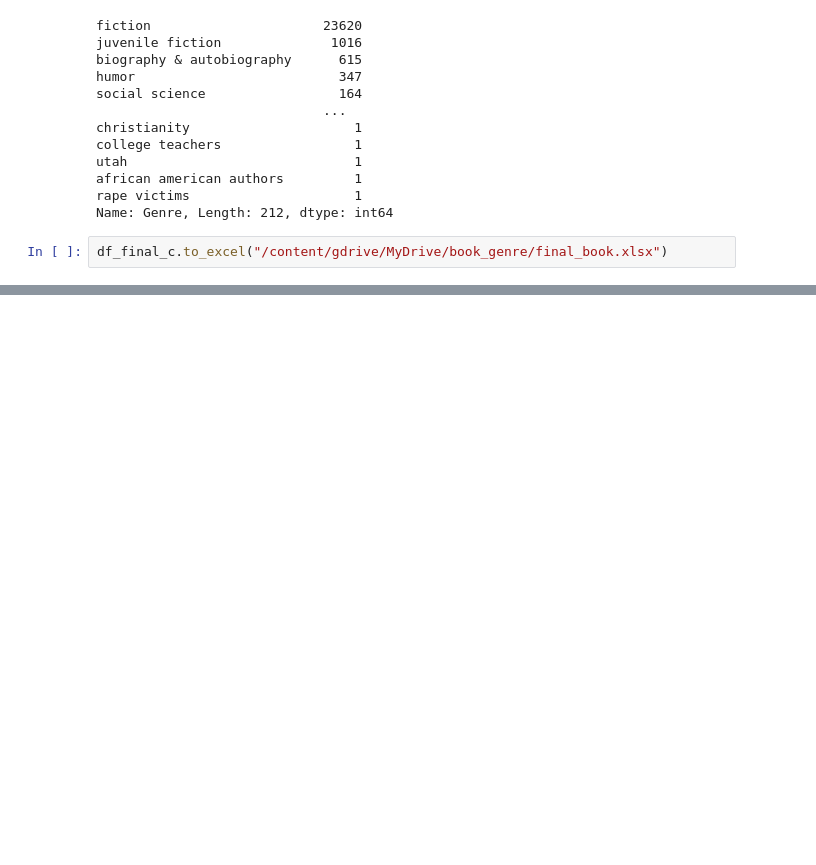
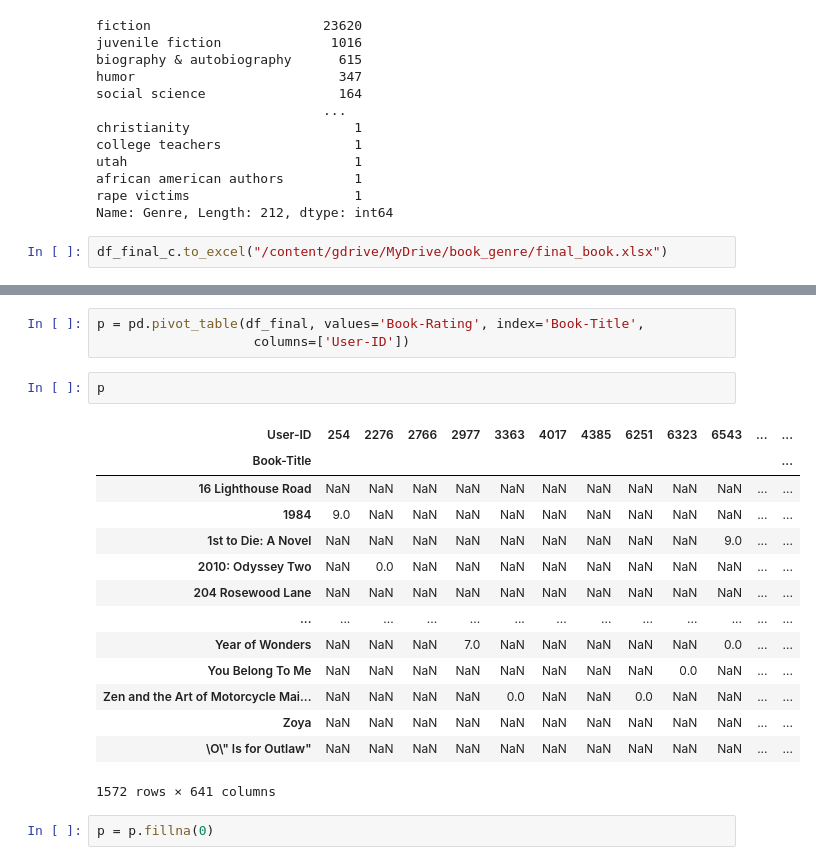
Before and after one commit to faiz2399/Book-Recommendation-System, a Jupyter notebook: EDA_latest.ipynb, the cells around one changed output, grey strips where cells are left out. Saved outputs shown, nothing was run; the diff lists cells and outputs as text; blank space fills up the shorter version.

```diff
--- a/EDA_latest.ipynb
+++ b/EDA_latest.ipynb
@@ -460,0 +491,22 @@ df_final_c.to_excel("/content/gdrive/MyDrive/book_genre/final_book.xlsx")
+# %%
+p = pd.pivot_table(df_final, values='Book-Rating', index='Book-Title',
+                    columns=['User-ID'])
+# %%
+p
+# %% [output]
+| User-ID | 254 | 2276 | 2766 | 2977 | 3363 | 4017 | 4385 | 6251 | 6323 | 6543 | ... | ... |
+| Book-Title |  |  |  |  |  |  |  |  |  |  |  | ... |
+| 16 Lighthouse Road | NaN | NaN | NaN | NaN | NaN | NaN | NaN | NaN | NaN | NaN | ... | ... |
+| 1984 | 9.0 | NaN | NaN | NaN | NaN | NaN | NaN | NaN | NaN | NaN | ... | ... |
+| 1st to Die: A Novel | NaN | NaN | NaN | NaN | NaN | NaN | NaN | NaN | NaN | 9.0 | ... | ... |
+| 2010: Odyssey Two | NaN | 0.0 | NaN | NaN | NaN | NaN | NaN | NaN | NaN | NaN | ... | ... |
+| 204 Rosewood Lane | NaN | NaN | NaN | NaN | NaN | NaN | NaN | NaN | NaN | NaN | ... | ... |
+| ... | ... | ... | ... | ... | ... | ... | ... | ... | ... | ... | ... | ... |
+| Year of Wonders | NaN | NaN | NaN | 7.0 | NaN | NaN | NaN | NaN | NaN | 0.0 | ... | ... |
+| You Belong To Me | NaN | NaN | NaN | NaN | NaN | NaN | NaN | NaN | 0.0 | NaN | ... | ... |
+| Zen and the Art of Motorcycle Mai... | NaN | NaN | NaN | NaN | 0.0 | NaN | NaN | 0.0 | NaN | NaN | ... | ... |
+| Zoya | NaN | NaN | NaN | NaN | NaN | NaN | NaN | NaN | NaN | NaN | ... | ... |
+| \O\" Is for Outlaw" | NaN | NaN | NaN | NaN | NaN | NaN | NaN | NaN | NaN | NaN | ... | ... |
+1572 rows × 641 columns
+# %%
+p = p.fillna(0)
```
Also changed, not shown: parts of 198 cells of this notebook.
